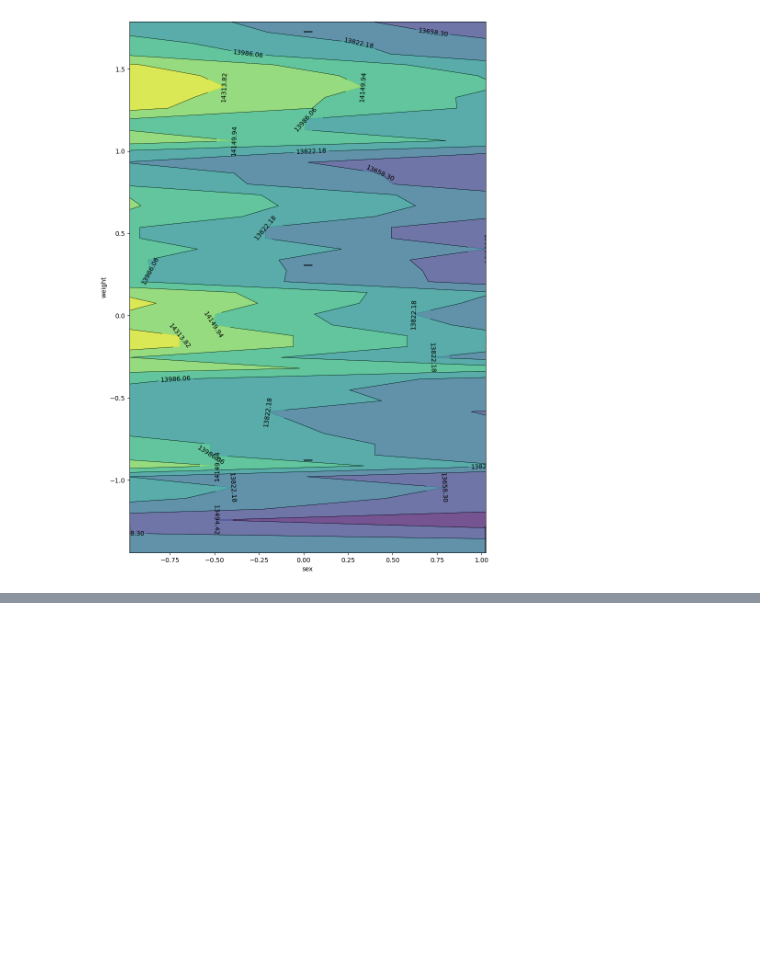
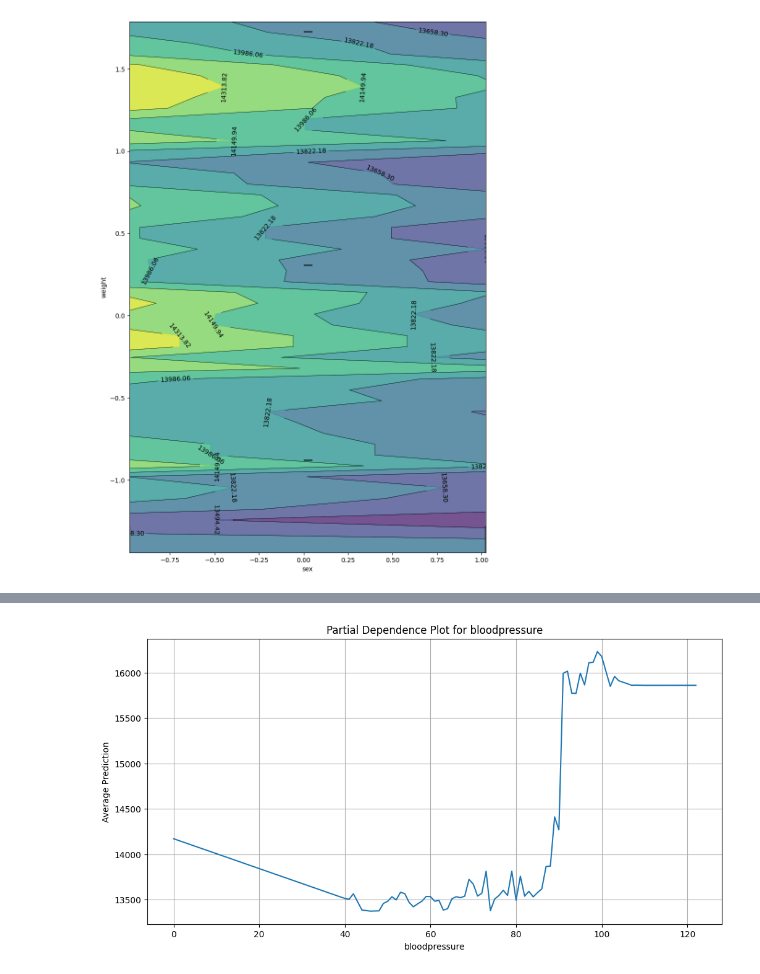
Before and after one commit to StefanBanioi/Group-13-Project-2-2, a Jupyter notebook: XGBoostPDP.ipynb, the cells around one changed output, grey strips where cells are left out. Drawn from its saved outputs; the diff is of its cells as text; code cells hidden in the pictures; blank space fills up the shorter version.

```diff
--- a/XGBoostPDP.ipynb
+++ b/XGBoostPDP.ipynb
@@ -21,10 +21,16 @@ mydata['city'] = le.fit_transform(mydata['city'])
 X = mydata.drop(columns=['claim', 'city'])
 y = mydata['claim']
 
+feature_names = X.columns
+
+
 
 X_train, X_test, y_train, y_test = train_test_split(X, y, test_size=0.25, random_state=69)
+X_train_pandas = pd.DataFrame(X_train, columns=feature_names)
+X_test_pandas = pd.DataFrame(X_test, columns=feature_names)
 scaler = StandardScaler()
 scaler.fit(X_train)
 X_train_scaled = scaler.transform(X_train)
 X_test_scaled = scaler.transform(X_test)
+X_train_scaled_pandas = pd.DataFrame(X_train_scaled, columns=feature_names)
 # %%
@@ -95,0 +230,21 @@ PartialDependenceDisplay.from_estimator(loaded_model, X_train_scaled, features,
+# %%
+#4. Create a method that returns the the unique values of a feature along with the average prediction, use the methods from before
+def get_unique_values_and_average_prediction(model, X_train_pandas, X_train_scaled_pandas,feature_name):
+    feature_values, scaled_feature_values = get_feature_values(X_train_pandas, X_train_scaled_pandas, feature_name)
+    #print(feature_values)
+    unique_feature_values = scaled_feature_values
+    #print(unique_feature_values)
+
+    average_predictions = []
+    for feature_value in unique_feature_values:
+        bootstrap_dataset = create_bootstrap_dataset(X_train_scaled_pandas, feature_name, feature_value)
+        predictions = model.predict(bootstrap_dataset)
+        average_predictions.append(predictions.mean())
+
+    return feature_values, average_predictions
+
+#test method
+feature_name = 'bloodpressure'
+feature_values, average_predictions = get_unique_values_and_average_prediction(loaded_model, X_train_pandas, X_train_scaled_pandas, feature_name)
+print(feature_values)
+print(average_predictions)
@@ -95,0 +257,17 @@ PartialDependenceDisplay.from_estimator(loaded_model, X_train_scaled, features,
+# %%
+
+#5. Create a method that plots the partial dependence plot
+def plot_partial_dependence_plot(unique_feature_values, average_predictions, feature_name):
+    plt.figure(figsize=(12, 6))
+    plt.plot(unique_feature_values, average_predictions)
+    plt.xlabel(feature_name)
+    plt.ylabel('Average Prediction')
+    plt.title(f'Partial Dependence Plot for {feature_name}')
+    plt.grid(True)
+    plt.show()
+
+#test method
+feature_name = 'bloodpressure'
+plot_partial_dependence_plot(feature_values, average_predictions, feature_name)
+# %% [output]
+[figure, added]
```
Also changed, not shown: parts of 9 cells of this notebook.
